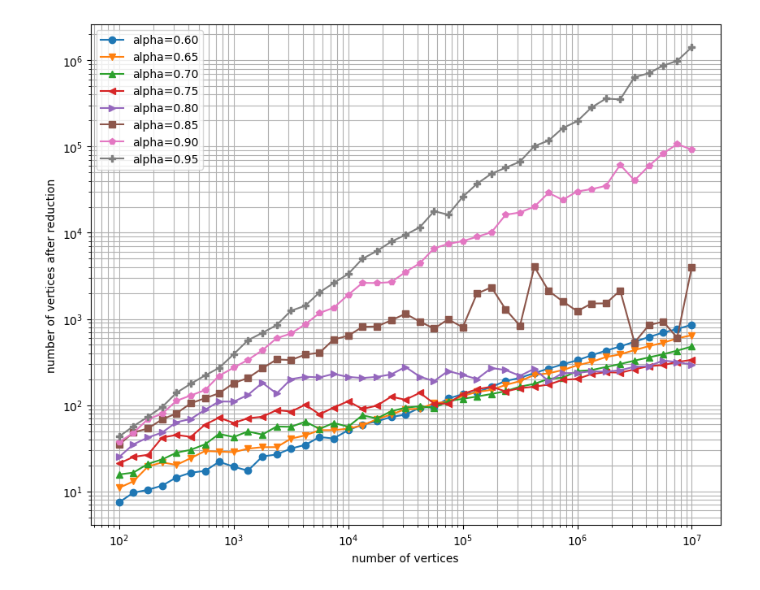
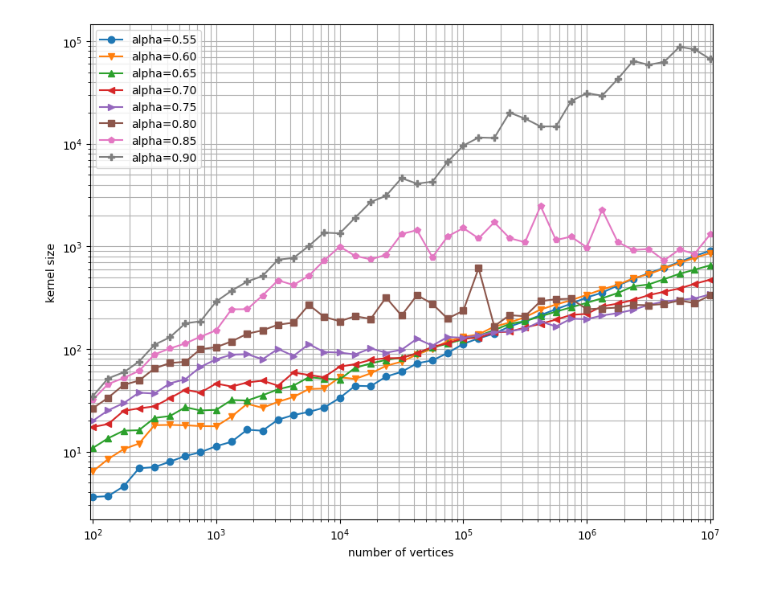
Before and after one commit to Menborong/HRG_maxClique, a Jupyter notebook: visualizer/reduction_test.ipynb, the cells around one changed output. Saved outputs shown, nothing was run; the diff lists cells and outputs as text; code cells hidden in the pictures.

Commit message:
visualization result update

```diff
--- a/visualizer/reduction_test.ipynb
+++ b/visualizer/reduction_test.ipynb
@@ -13,15 +13,15 @@ num_vertices_set = [
     1000000, 1330000, 1780000, 2370000, 3160000, 4220000, 5620000, 7450000,
     10000000,
 ]
-alpha_set = ["050" "060", "065", "070", "075", "080", "085", "090", "095"]
-alpha_set_label = ["0.55" "0.60", "0.65", "0.70", "0.75", "0.80", "0.85", "0.90", "0.95"]
+alpha_set = ["055", "060", "065", "070", "075", "080", "085", "090"]
+alpha_set_label = ["0.55", "0.60", "0.65", "0.70", "0.75", "0.80", "0.85", "0.90"]
 
 reduct_result = []
 for alpha in alpha_set:
     reduct_result.append([])
     for num_vertices in num_vertices_set:
         # file open
-        f = open("reduct_result/{}_{}.txt".format(num_vertices, alpha), "r")
+        f = open("../results/reduct_result/{}_{}.txt".format(num_vertices, alpha), "r")
         tot = 0
         for i in range(100):
             v, = map(int, f.readline().split())
@@ -31,18 +31,19 @@ for alpha in alpha_set:
 # %%
 # plot the result (log-log scale)
 markers = ["o", "v", "^", "<", ">", "s", "p", "P", "*", "h", "H", "X", "D", "d", "|", "_"]
 plt.figure(figsize=(10, 8))
 for i in range(len(alpha_set)):
     plt.plot(num_vertices_set, reduct_result[i], label="alpha={}".format(alpha_set_label[i]), marker=markers[i], linestyle="-")
 plt.xscale("log")
 plt.yscale("log")
 plt.xlabel("number of vertices")
-plt.ylabel("number of vertices after reduction")
+plt.ylabel("kernel size")
 plt.legend()
+plt.xlim(95, 10400000)
 plt.grid(True, which="both", ls="-");
 plt.show()
 # %% [output]
-[figure, old version]
+[figure, new version]
 # %%
 # result graph 2: the cactus plot of the kernel
 
```
Also changed, not shown: parts of 2 cells of this notebook.
